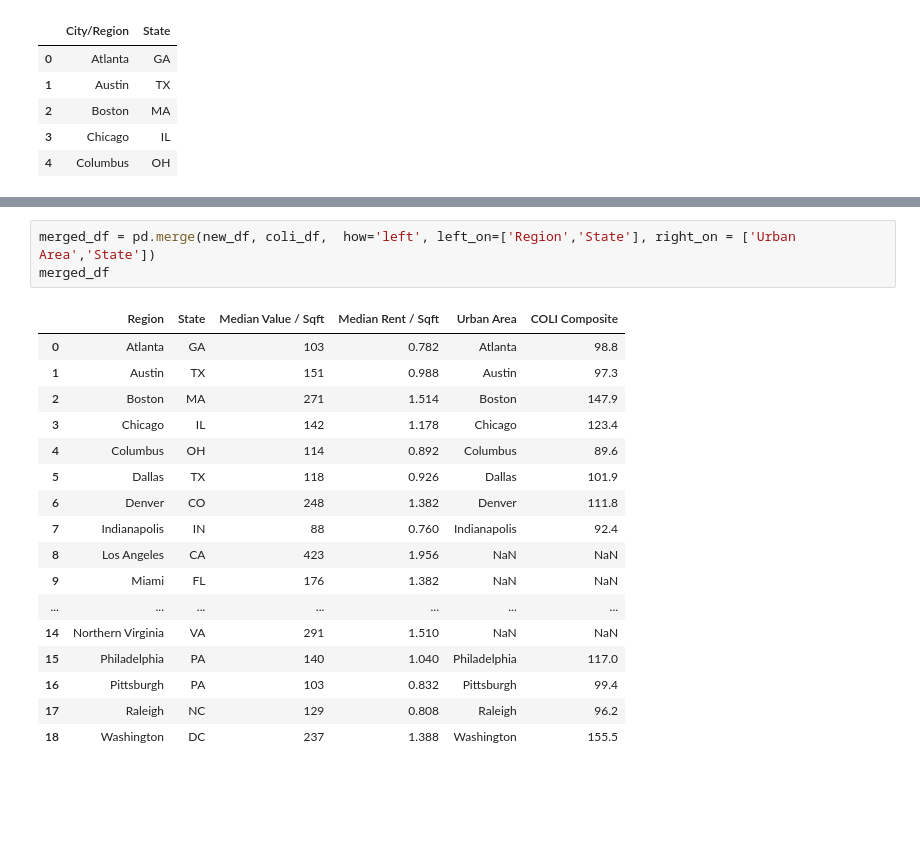
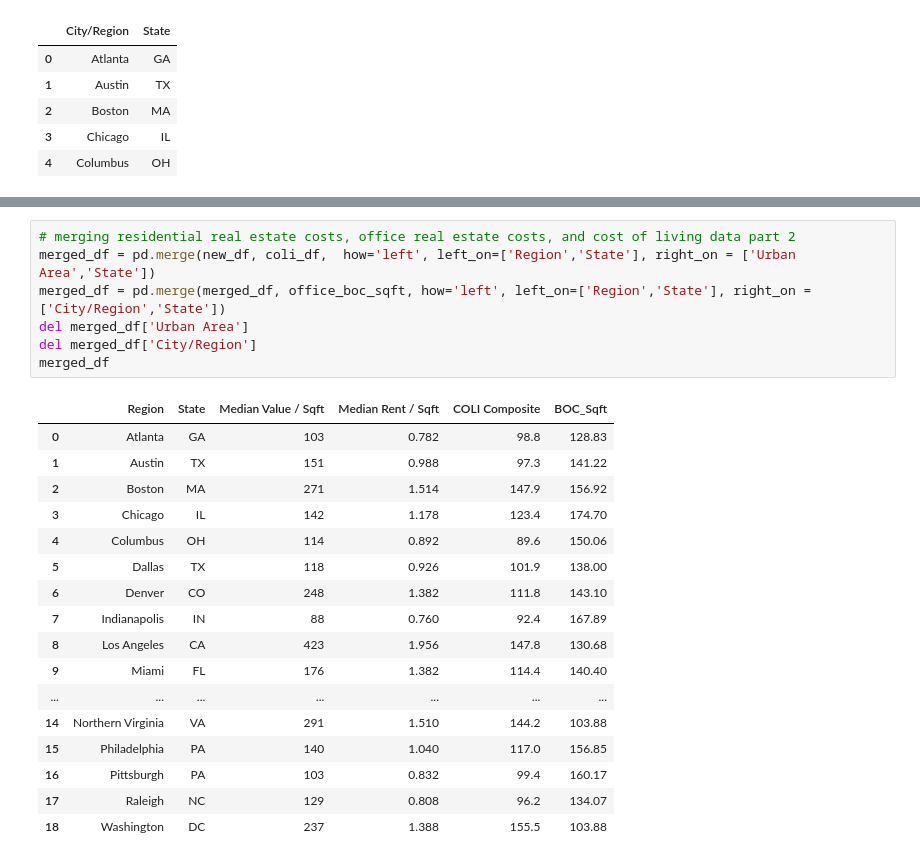
Before and after one commit to APK500/project-one, a Jupyter notebook: re_col_wip.ipynb, the cells around one changed output, grey strips where cells are left out. Cells and saved outputs as stored; diff of their text form; blank space fills up the shorter version.

```diff
--- a/re_col_wip.ipynb
+++ b/re_col_wip.ipynb
@@ -73,21 +69,25 @@ new_df.columns = ['Region', 'State', 'Median Value / Sqft', 'Median Rent / Sqft'
-# %%
-merged_df = pd.merge(new_df, coli_df,  how='left', left_on=['Region','State'], right_on = ['Urban Area','State'])
-merged_df
-# %% [output]
-|  | Region | State | Median Value / Sqft | Median Rent / Sqft | Urban Area | COLI Composite |
-| 0 | Atlanta | GA | 103 | 0.782 | Atlanta | 98.8 |
-| 1 | Austin | TX | 151 | 0.988 | Austin | 97.3 |
-| 2 | Boston | MA | 271 | 1.514 | Boston | 147.9 |
-| 3 | Chicago | IL | 142 | 1.178 | Chicago | 123.4 |
-| 4 | Columbus | OH | 114 | 0.892 | Columbus | 89.6 |
-| 5 | Dallas | TX | 118 | 0.926 | Dallas | 101.9 |
-| 6 | Denver | CO | 248 | 1.382 | Denver | 111.8 |
-| 7 | Indianapolis | IN | 88 | 0.760 | Indianapolis | 92.4 |
-| 8 | Los Angeles | CA | 423 | 1.956 | NaN | NaN |
-| 9 | Miami | FL | 176 | 1.382 | NaN | NaN |
-| ... | ... | ... | ... | ... | ... | ... |
-| 14 | Northern Virginia | VA | 291 | 1.510 | NaN | NaN |
-| 15 | Philadelphia | PA | 140 | 1.040 | Philadelphia | 117.0 |
-| 16 | Pittsburgh | PA | 103 | 0.832 | Pittsburgh | 99.4 |
-| 17 | Raleigh | NC | 129 | 0.808 | Raleigh | 96.2 |
-| 18 | Washington | DC | 237 | 1.388 | Washington | 155.5 |
+# %%
+# merging residential real estate costs, office real estate costs, and cost of living data part 2
+merged_df = pd.merge(new_df, coli_df,  how='left', left_on=['Region','State'], right_on = ['Urban Area','State'])
+merged_df = pd.merge(merged_df, office_boc_sqft, how='left', left_on=['Region','State'], right_on = ['City/Region','State'])
+del merged_df['Urban Area']
+del merged_df['City/Region']
+merged_df
+# %% [output]
+|  | Region | State | Median Value / Sqft | Median Rent / Sqft | COLI Composite | BOC_Sqft |
+| 0 | Atlanta | GA | 103 | 0.782 | 98.8 | 128.83 |
+| 1 | Austin | TX | 151 | 0.988 | 97.3 | 141.22 |
+| 2 | Boston | MA | 271 | 1.514 | 147.9 | 156.92 |
+| 3 | Chicago | IL | 142 | 1.178 | 123.4 | 174.70 |
+| 4 | Columbus | OH | 114 | 0.892 | 89.6 | 150.06 |
+| 5 | Dallas | TX | 118 | 0.926 | 101.9 | 138.00 |
+| 6 | Denver | CO | 248 | 1.382 | 111.8 | 143.10 |
+| 7 | Indianapolis | IN | 88 | 0.760 | 92.4 | 167.89 |
+| 8 | Los Angeles | CA | 423 | 1.956 | 147.8 | 130.68 |
+| 9 | Miami | FL | 176 | 1.382 | 114.4 | 140.40 |
+| ... | ... | ... | ... | ... | ... | ... |
+| 14 | Northern Virginia | VA | 291 | 1.510 | 144.2 | 103.88 |
+| 15 | Philadelphia | PA | 140 | 1.040 | 117.0 | 156.85 |
+| 16 | Pittsburgh | PA | 103 | 0.832 | 99.4 | 160.17 |
+| 17 | Raleigh | NC | 129 | 0.808 | 96.2 | 134.07 |
+| 18 | Washington | DC | 237 | 1.388 | 155.5 | 103.88 |
```
Also changed, not shown: parts of 6 cells of this notebook, 7 other files.
